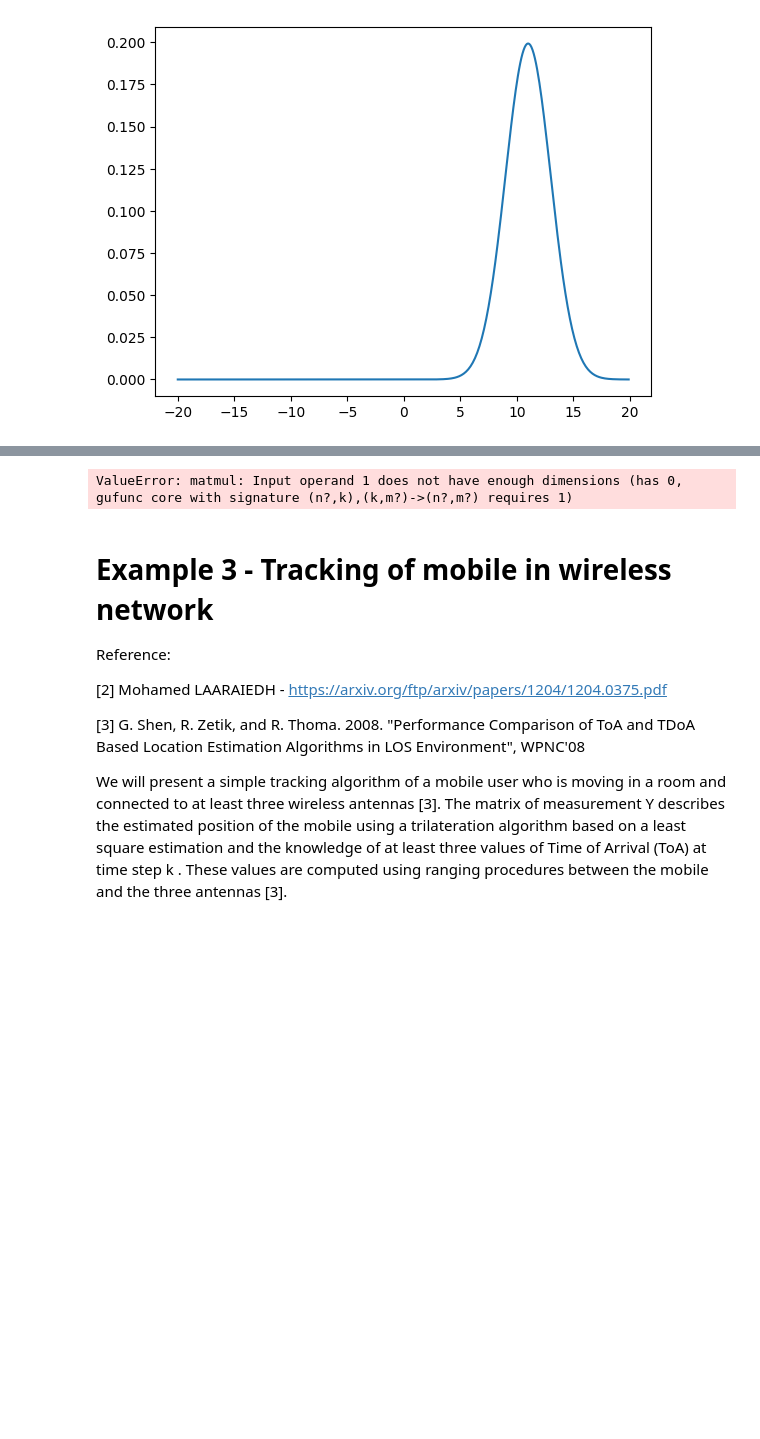
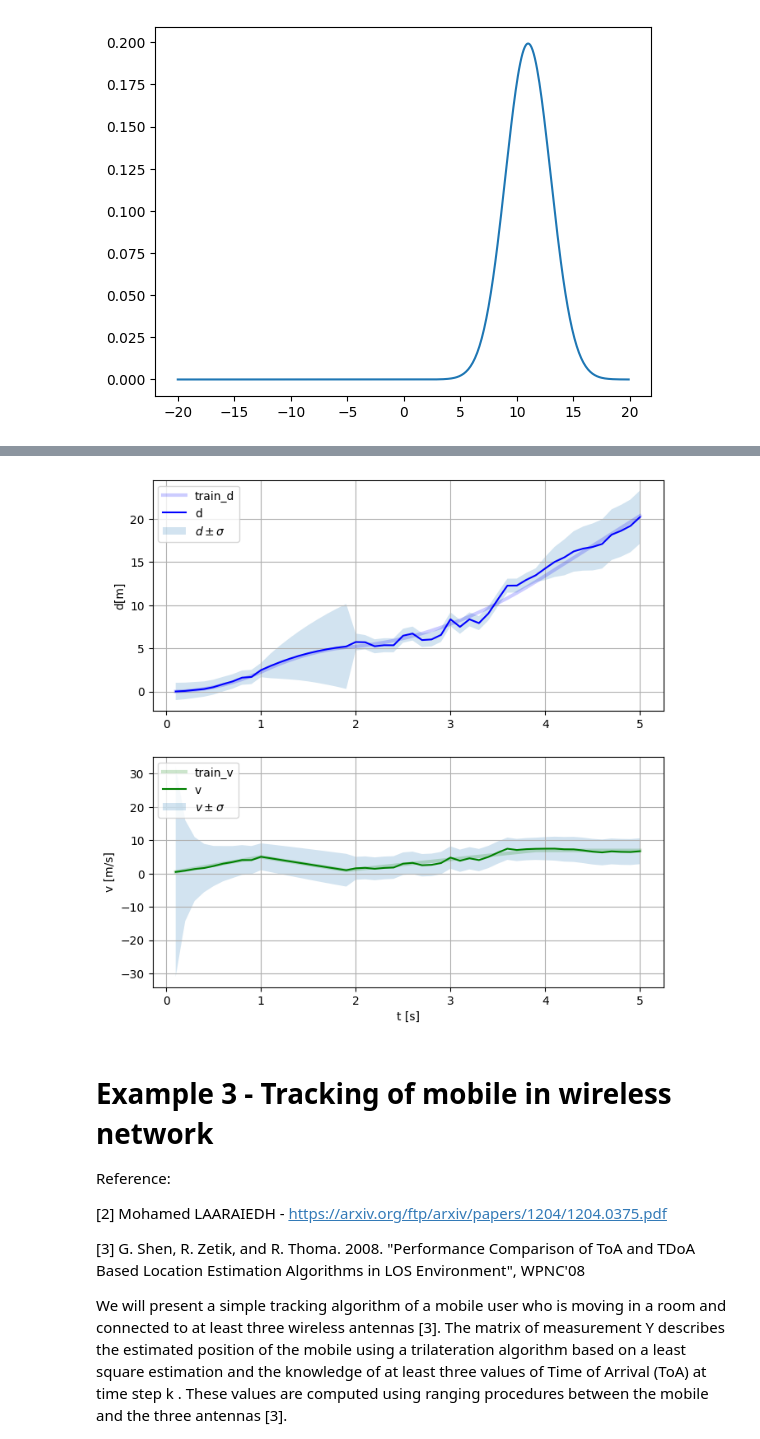
Before and after one commit to brumocas/ML, a Jupyter notebook: lab05/ML_notebook05.ipynb, the cells around one changed output, grey strips where cells are left out. Saved outputs shown, nothing was run; the diff lists cells and outputs as text; code cells hidden in the pictures; blank space fills up the shorter version.

```diff
--- a/lab05/ML_notebook05.ipynb
+++ b/lab05/ML_notebook05.ipynb
@@ -323,8 +325,8 @@ def kf_predict(X, P, A, Q, B, U):
       B : The input effect matrix - shape(p, m)
       U : The control input - shape(q,1)
     """
-    X = ...
-    P = ...
+    X = A @ X + B @ U
+    P = A @ P @ A.T + Q
     return(X,P)
 
 def kf_update(X, P, Y, H, R):
@@ -333,9 +335,9 @@ def kf_update(X, P, Y, H, R):
       IS : the Covariance or predictive mean of Y
     """
     IS = H @ P @ H.T + R
-    K = ...
-    X = ...
-    P = ...
+    K = P @ H.T @ inv(IS)
+    X = X + K @ (Y - H @ X)
+    P = P - K @ IS @ K.T
     return (X,P)
 
 
@@ -348,7 +350,7 @@ def kf_update(X, P, Y, H, R):
 PI = np.pi
 
 #Inter sample time
-dt = 0.1;
+dt = 0.1
 
 # ini state
 X = np.array( [ [0.0] , [0.0]]  )
@@ -372,7 +374,7 @@ H = np.array( [ [ 1.0, 0.0 ] ] )
 R = np.array([ [1.0] ] )
 
 # process noise
-Q = np.array(np.eye(2) * 5 )
+Q = np.array(np.eye(2) * 1 )
 
 # meas
 Y = np.array([ [0.1] ])
@@ -406,7 +408,7 @@ train_a_time = []   # real train acceleration (this is the input of the system)
 N_iter = 50    # implies dt*N_iter seconds
 
 for i in arange(0, N_iter):
-  t += dt;
+  t += dt
 
   if t<1:
     train_a=5                 # acceleration
@@ -445,34 +447,34 @@ for i in arange(0, N_iter):
   d_dn_time.append( X[0].item() - sqrt( P[0][0]).item() )
   v_up_time.append( X[1].item() + sqrt( P[1][1]).item() )
   v_dn_time.append( X[1].item() - sqrt( P[1][1]).item() )
 
 # End For Loop
 
 
 
 fig = plt.figure(figsize=(8,8))
 # d
 chart1 = fig.add_subplot(211)
 chart1.plot(t_time, train_d_time, label='train_d', c="b", linewidth=3, alpha=0.2)
 chart1.plot(t_time,d_time, label='d', c="b")
 chart1.fill_between(t_time, d_dn_time, d_up_time, alpha=0.2, linewidth=0, label='$d\pm\sigma$')
 plt.legend(loc='upper left')
 chart1.set_ylabel('d[m]')
 plt.grid()
 
 
 # v
 chart2 = fig.add_subplot(212)
 chart2.plot(t_time, train_v_time, label='train_v', c="g", linewidth=3, alpha=0.2)
 chart2.plot(t_time,v_time, label='v', c="g")
 chart2.fill_between(t_time,v_dn_time,v_up_time, alpha=0.2, label='$v\pm\sigma$')
 chart2.set_ylabel('v [m/s]')
 chart2.set_xlabel('t [s]')
 plt.legend(loc='upper left')
 plt.grid()
 plt.show()
 # %% [output]
-ValueError: matmul: Input operand 1 does not have enough dimensions (has 0, gufunc core with signature (n?,k),(k,m?)->(n?,m?) requires 1)
+[figure, added]
 # %% [markdown]
 # Example 3 - Tracking of mobile in wireless network
 
```
Also changed, not shown: parts of 5 cells of this notebook.
